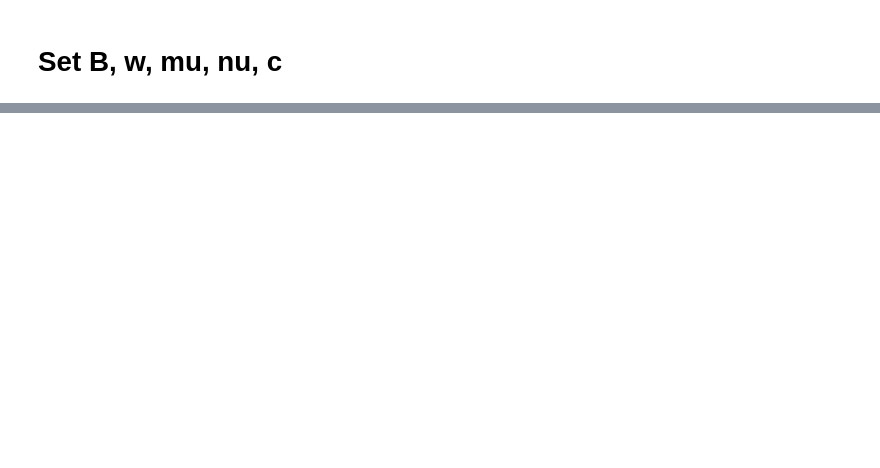
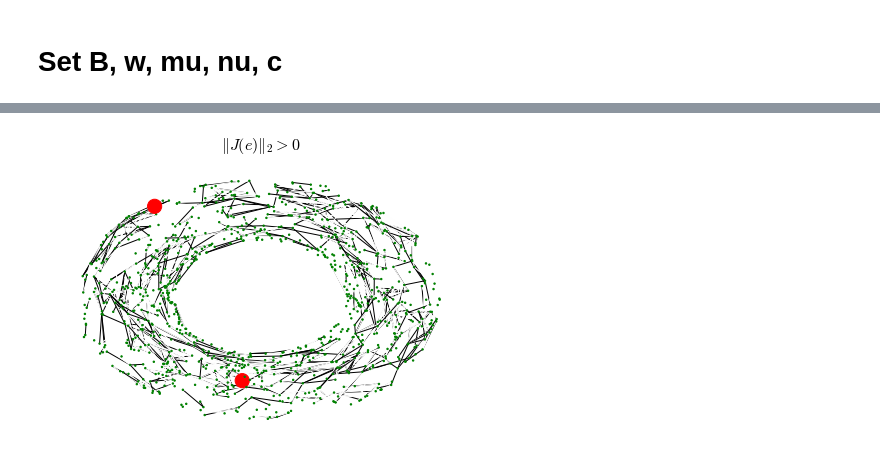
Before and after one commit to sawyer-jack-1/connection-graph-wasserstein, a Jupyter notebook: curvedtorus_connection_graph.ipynb, the cells around one changed output, grey strips where cells are left out. Cells and saved outputs as stored; diff of their text form; code cells hidden in the pictures; blank space fills up the shorter version.

```diff
--- a/curvedtorus_connection_graph.ipynb
+++ b/curvedtorus_connection_graph.ipynb
@@ -191,5 +203,5 @@ nx.draw(CG, pos=pos, node_size=node_size, **options)
 # %%
-%matplotlib notebook
+%matplotlib inline
 pos = {}
 n = embedding.shape[0]
 for i in range(n):
@@ -207,9 +219,11 @@ edge_color = (np.linalg.norm(J_opt, axis=1) > 0).astype('float32')
 options = {
     "node_color": node_color,
     "edge_color": edge_color,
-    "width": 4,
+    "width": 1,
     "edge_cmap": plt.cm.binary,
     "with_labels": False,
 }
 nx.draw(CG, pos=pos, node_size=node_size, **options)
+plt.title('$\left\\|J(e)\\right\\|_2> 0$')
+plt.show()
 # %% [output]
@@ -217,0 +230 @@ nx.draw(CG, pos=pos, node_size=node_size, **options)
+[figure, added]
```
Also changed, not shown: parts of 15 cells of this notebook, 1 other file.
